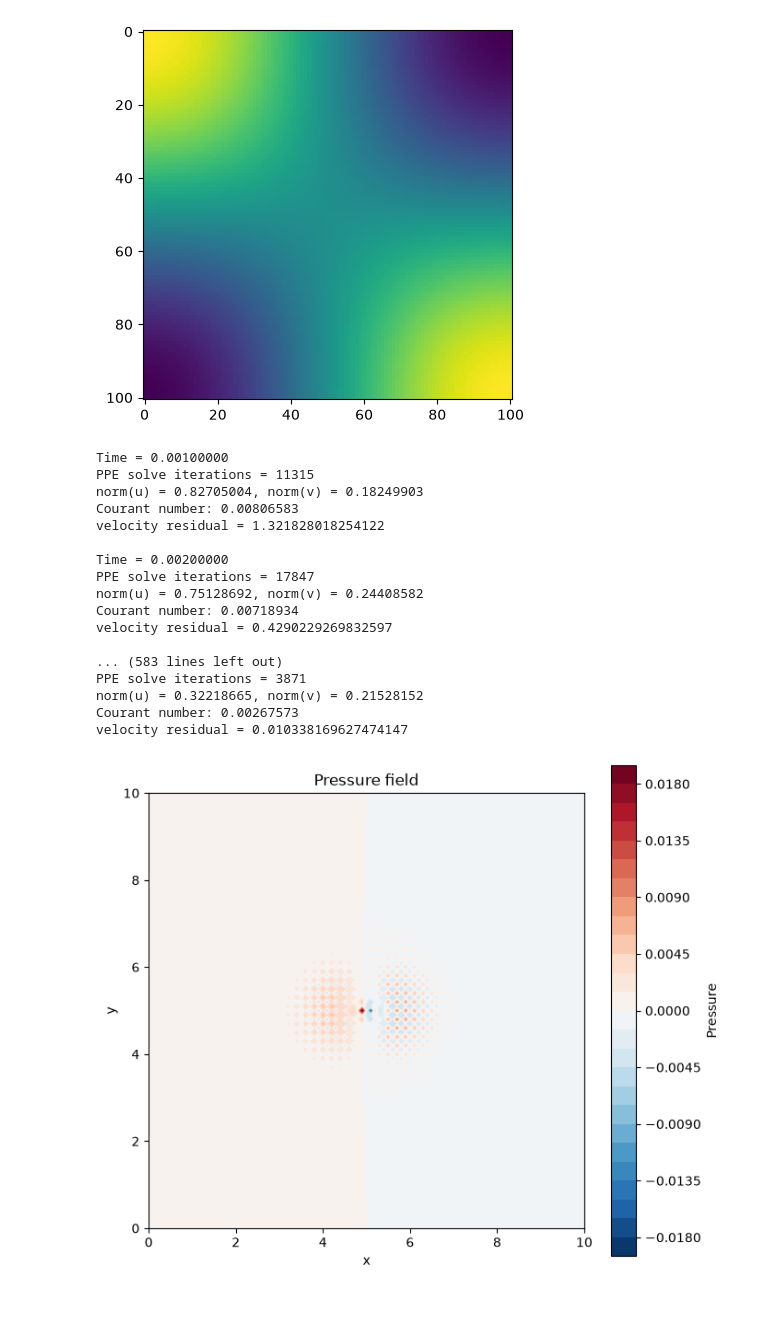
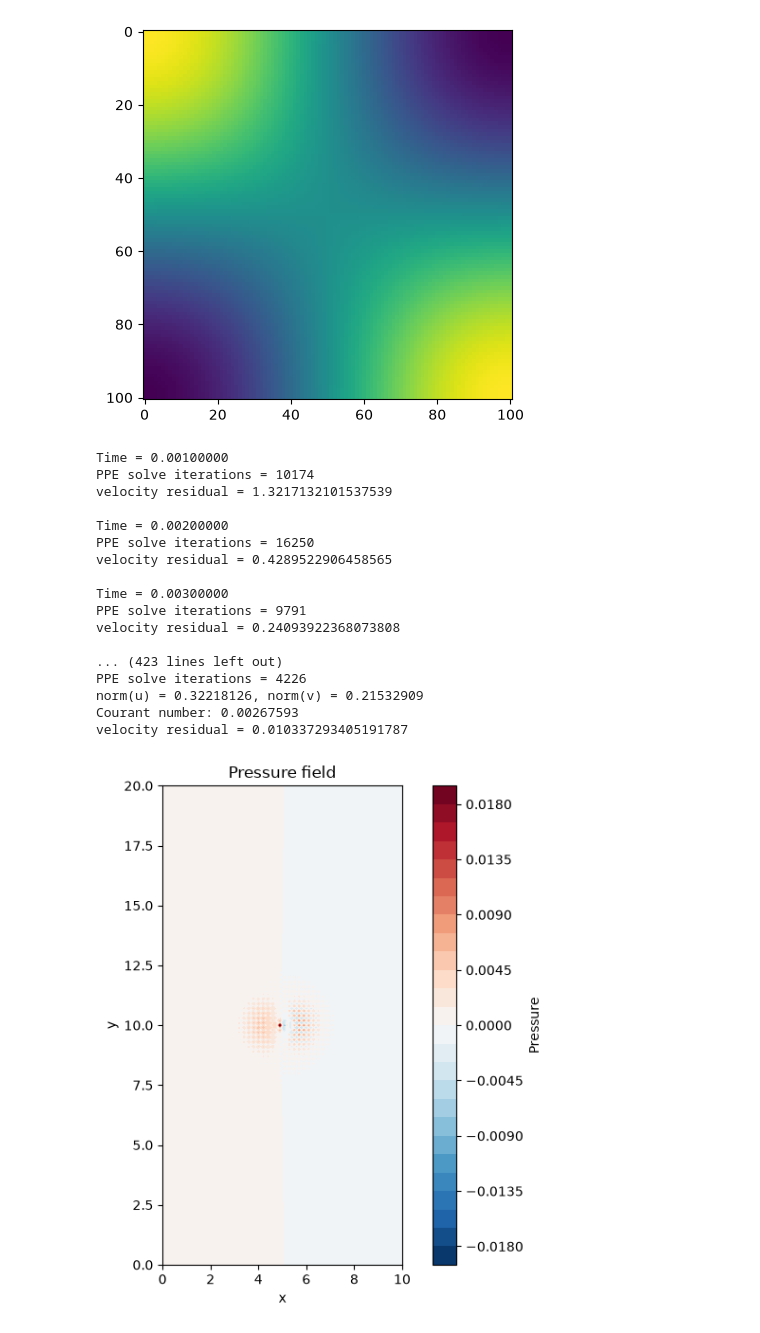
Before and after one commit to mfrans1/VloeiStof, a Jupyter notebook: showcase.ipynb, the cells around one changed output. Drawn from its saved outputs; the diff is of its cells as text; code cells hidden in the pictures; blank space fills up the shorter version.

```diff
--- a/showcase.ipynb
+++ b/showcase.ipynb
@@ -38,7 +38,7 @@ import numpy as np
 import matplotlib.pyplot as plt
 
 # Grid
-Nx, Ny = 101, 101
+Nx, Ny = 101, 201
 dx, dy = 0.1, 0.1
 
 x = np.arange(Nx) * dx
@@ -64,44 +64,44 @@ u[i, j] = 1.0
 u, v, p = solve_NS(u, v, p, rho, nu, dt, t_end, dx, dy, logs=True)
 
 # Plot pressure
 fig, ax = plt.subplots(figsize=(7, 6))
 contour = ax.contourf(X, Y, p, levels=30, cmap="RdBu_r")
 fig.colorbar(contour, ax=ax, label="Pressure")
 ax.set_xlabel("x")
 ax.set_ylabel("y")
 ax.set_title("Pressure field")
 ax.set_aspect("equal")
 plt.tight_layout()
 plt.show()
 
 # Plot velocity magnitude
 speed = np.sqrt(u**2 + v**2)
 
 fig, ax = plt.subplots(figsize=(7, 6))
 contour = ax.contourf(X, Y, speed, levels=30, cmap="viridis")
 fig.colorbar(contour, ax=ax, label="Speed")
 ax.set_xlabel("x")
 ax.set_ylabel("y")
 ax.set_title("Velocity magnitude")
 ax.set_aspect("equal")
 plt.tight_layout()
 plt.show()
 # %% [output]
 Time = 0.00100000
-PPE solve iterations = 11315
-norm(u) = 0.82705004, norm(v) = 0.18249903
-Courant number: 0.00806583
-velocity residual = 1.321828018254122
+PPE solve iterations = 10174
+velocity residual = 1.3217132101537539
 
 Time = 0.00200000
-PPE solve iterations = 17847
-norm(u) = 0.75128692, norm(v) = 0.24408582
-Courant number: 0.00718934
-velocity residual = 0.4290229269832597
+PPE solve iterations = 16250
+velocity residual = 0.4289522906458565
 
-... (583 lines left out)
-PPE solve iterations = 3871
-norm(u) = 0.32218665, norm(v) = 0.21528152
-Courant number: 0.00267573
-velocity residual = 0.010338169627474147
+Time = 0.00300000
+PPE solve iterations = 9791
+velocity residual = 0.24093922368073808
+
+... (423 lines left out)
+PPE solve iterations = 4226
+norm(u) = 0.32218126, norm(v) = 0.21532909
+Courant number: 0.00267593
+velocity residual = 0.010337293405191787
-[figure, old version]
+[figure, new version]
```
Also changed, not shown: parts of 2 cells of this notebook, 1 other file.
